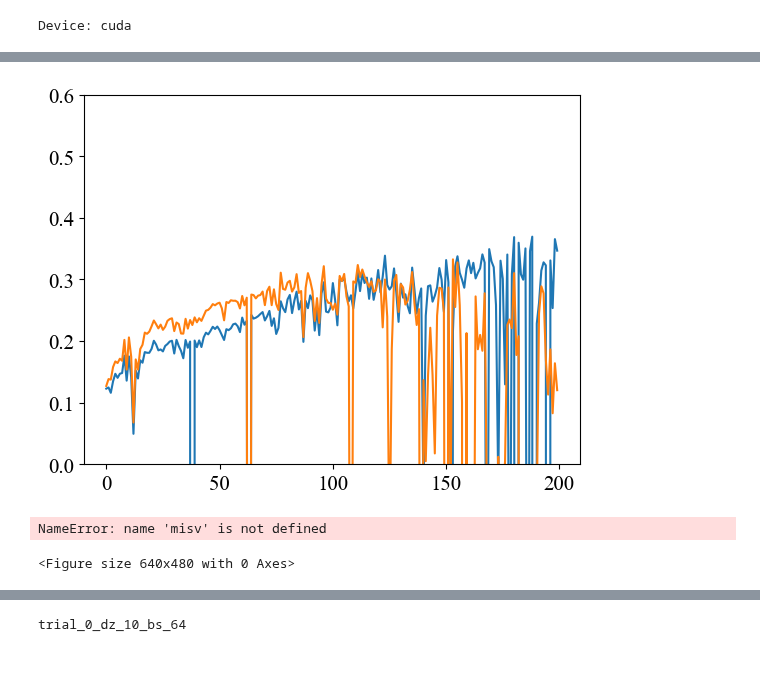
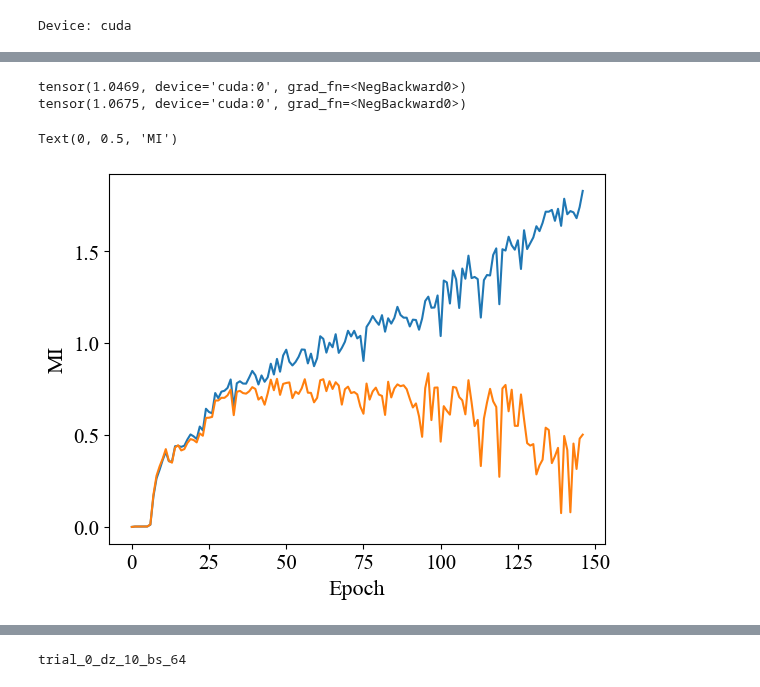
Before and after one commit to LeoJW/VNCMPanalysis, a Jupyter notebook: eslam_MI/Mothy_MI.ipynb, the cells around one changed output, grey strips where cells are left out. Cells and saved outputs as stored; diff of their text form; code cells hidden in the pictures.

```diff
--- a/eslam_MI/Mothy_MI.ipynb
+++ b/eslam_MI/Mothy_MI.ipynb
@@ -145,27 +148,23 @@ params = {
     # Optimizer parameters (for training)
     'epochs': 200,
     'batch_size': 128,
-    'learning_rate': 5e-3,
+    'learning_rate': 8e-3,
     'n_trials': 3,
-    'patience': 50,
+    'patience': 10,
     'min_delta': 0.001,
     'eps': 1e-8, # Use 1e-4 if dtypes are float16, 1e-8 for float32 works okay
     # Critic parameters for DSIB or DVSIB (for the estimator), except embed_dim, which changes with training
     'Nx': X.shape[0],
     'Ny': Y.shape[0],
-    # 'Nx': 1,
-    # 'Ny': 1,
     'layers': 3,
+    'fc_layers': 2, # fully connected layers, only for if using CNNs from data_form: 'image'
     'hidden_dim': 512,
-    'activation': 'softplus', #'leaky_relu',
+    'activation': nn.Softplus, #'leaky_relu',
     'beta': 512,
     'max_dz': 12, # max value for embed_dim that we search for
     'estimator': 'infonce', # Estimator: infonce or smile_5. See estimators.py for all options
+    'data_form': 'image',
     'mode': 'sep', # Almost always we'll use separable
     'chunked_inference': False,
     'chunk_size': 1000,
 }
-
-# Make dataset
-# dataset = BatchedDataset(X, Y, params['batch_size'])
-# full_dataset = create_data_split(dataset, train_fraction=0.95, device=device)
@@ -172,8 +372,8 @@ params = {
 # %%
 torch.cuda.empty_cache()
-this_params = {**params, 'embed_dim': 10, 'batch_size': 512}
+this_params = {**params, 'embed_dim': 10, 'batch_size': 256}
 dataset = BatchedDataset(X, Y, this_params['batch_size'])
-full_dataset = create_data_split(dataset, train_fraction=0.9, eval_fraction=0.2, device=device)
-mis, mis_test = train_model(DSIB, full_dataset, this_params)
+full_dataset = create_cnn_data_split(dataset, batch_size=60, train_fraction=0.9, eval_fraction=0.9, device=device)
+mis, mis_test, mod = train_cnn_model(DSIB, full_dataset, this_params)
 # misv, misv_test = train_model(DVSIB, full_dataset, this_params)
 # %% [output]
@@ -182,14 +397,22 @@ OutOfMemoryError: CUDA out of memory. Tried to allocate 22.56 GiB. GPU 0 has a t
-# %%
-plt.figure()
-plt.plot(mis)
-plt.plot(mis_test)
-plt.gca().set_ylim(0, 0.6)
-plt.show()
-plt.figure()
-plt.plot(misv)
-plt.plot(misv_test)
-plt.show()
-# %% [output]
-[figure, removed]
-NameError: name 'misv' is not defined
-<Figure size 640x480 with 0 Axes>
+# %%
+torch.cuda.empty_cache()
+full_dataset = create_cnn_data_split(dataset, batch_size=60, train_fraction=0.5, eval_fraction=0.9, device=device)
+train_data, test_loader, eval_loader = full_dataset
+# Pull out test data. Loader just constructs a giant single batch
+test_X, test_Y = list(iter(test_loader))[0]
+test_X, test_Y = test_X.unsqueeze(1).to(device), test_Y.unsqueeze(1).to(device)
+for i in np.linspace(0.1, 1.0, 2):
+    frac = int(i * test_X.shape[0])
+    print(-mod(test_X[0:frac,:,:,:], test_Y[0:frac,:,:,:]))
+    torch.cuda.empty_cache()
+# %% [output]
+tensor(1.0469, device='cuda:0', grad_fn=<NegBackward0>)
+tensor(1.0675, device='cuda:0', grad_fn=<NegBackward0>)
+# %%
+plt.plot(mis)
+plt.plot(mis_test)
+plt.xlabel('Epoch')
+plt.ylabel('MI')
+# %% [output]
+Text(0, 0.5, 'MI')
+[figure, added]
```
Also changed, not shown: parts of 9 cells of this notebook, 4 other files.
